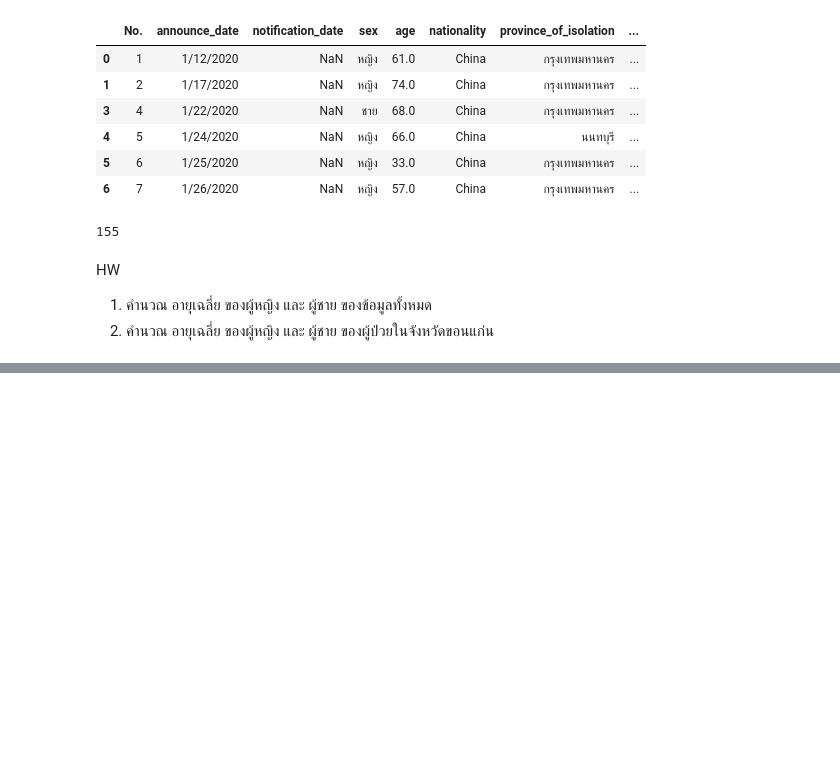
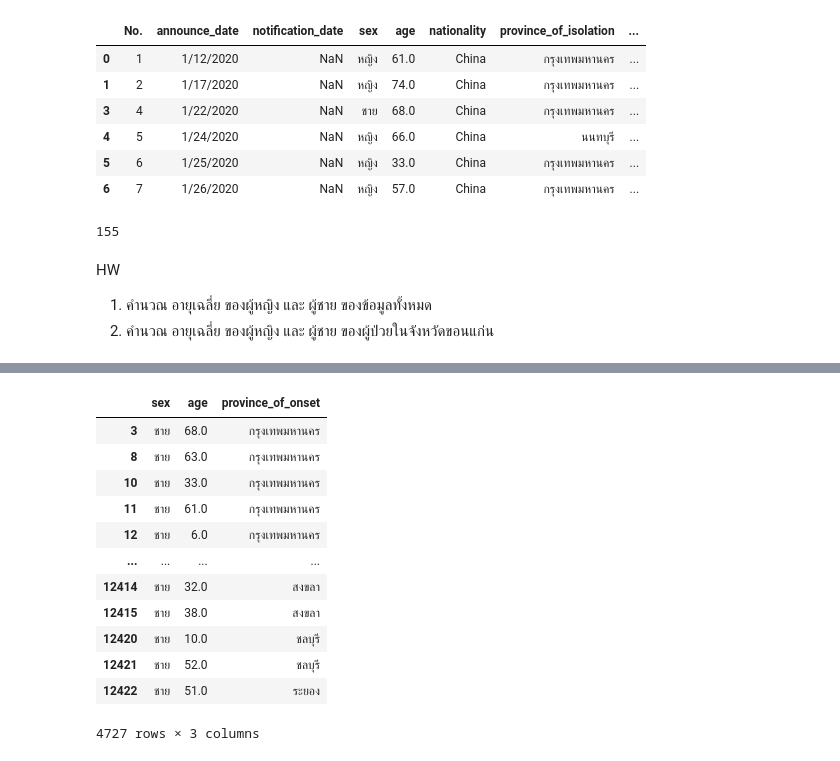
Before and after one commit to Patsee/data_viz, a Jupyter notebook: Pandas_101.ipynb, the cells around one changed output, grey strips where cells are left out. Drawn from its saved outputs; the diff is of its cells as text; code cells hidden in the pictures; blank space fills up the shorter version.

```diff
--- a/Pandas_101.ipynb
+++ b/Pandas_101.ipynb
@@ -180,0 +207,17 @@ data_covid[data_covid['sex'] == 'ชาย'].shape[0]
+# %%
+D2 = A[A['sex']=='ชาย']
+D2
+# %% [output]
+|  | sex | age | province_of_onset |
+| 3 | ชาย | 68.0 | กรุงเทพมหานคร |
+| 8 | ชาย | 63.0 | กรุงเทพมหานคร |
+| 10 | ชาย | 33.0 | กรุงเทพมหานคร |
+| 11 | ชาย | 61.0 | กรุงเทพมหานคร |
+| 12 | ชาย | 6.0 | กรุงเทพมหานคร |
+| ... | ... | ... | ... |
+| 12414 | ชาย | 32.0 | สงขลา |
+| 12415 | ชาย | 38.0 | สงขลา |
+| 12420 | ชาย | 10.0 | ชลบุรี |
+| 12421 | ชาย | 52.0 | ชลบุรี |
+| 12422 | ชาย | 51.0 | ระยอง |
+4727 rows × 3 columns
```
Also changed, not shown: parts of 14 cells of this notebook.
